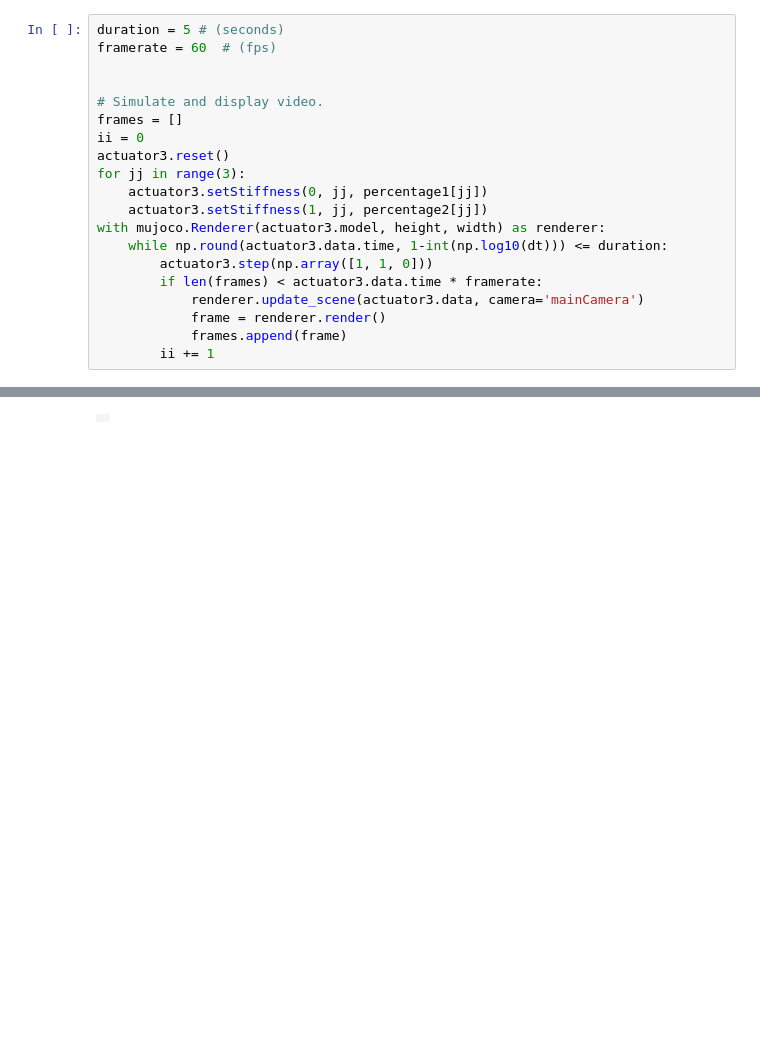
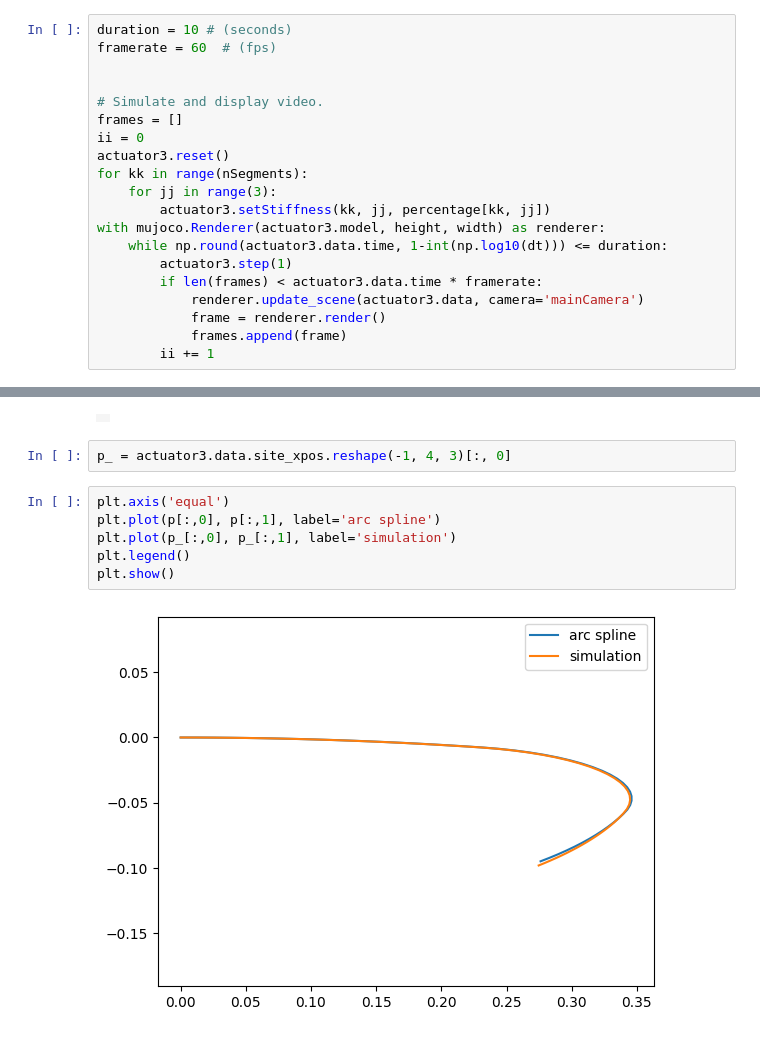
Before and after one commit to AEbrazeh/SoftActuatorSimulation, a Jupyter notebook: Demonstration.ipynb, the cells around one changed output, grey strips where cells are left out. Cells and saved outputs as stored; diff of their text form; blank space fills up the shorter version.

```diff
--- a/Demonstration.ipynb
+++ b/Demonstration.ipynb
@@ -68,5 +107,5 @@ array([0.24484058, 0.48916392, 0.16315271])
 # %%
-duration = 5 # (seconds)
+duration = 10 # (seconds)
 framerate = 60  # (fps)
 
 
@@ -74,12 +113,12 @@ framerate = 60  # (fps)
 frames = []
 ii = 0
 actuator3.reset()
-for jj in range(3):
-    actuator3.setStiffness(0, jj, percentage1[jj])
-    actuator3.setStiffness(1, jj, percentage2[jj])
+for kk in range(nSegments):
+    for jj in range(3):
+        actuator3.setStiffness(kk, jj, percentage[kk, jj])
 with mujoco.Renderer(actuator3.model, height, width) as renderer:
     while np.round(actuator3.data.time, 1-int(np.log10(dt))) <= duration:
-        actuator3.step(np.array([1, 1, 0]))
+        actuator3.step(1)
         if len(frames) < actuator3.data.time * framerate:
             renderer.update_scene(actuator3.data, camera='mainCamera')
             frame = renderer.render()
@@ -89,3 +128,13 @@ with mujoco.Renderer(actuator3.model, height, width) as renderer:
 media.show_video(frames, fps=framerate)
 # %% [output]
 |  |
+# %%
+p_ = actuator3.data.site_xpos.reshape(-1, 4, 3)[:, 0]
+# %%
+plt.axis('equal')
+plt.plot(p[:,0], p[:,1], label='arc spline')
+plt.plot(p_[:,0], p_[:,1], label='simulation')
+plt.legend()
+plt.show()
+# %% [output]
+[figure, added]
```
Also changed, not shown: parts of 14 cells of this notebook, 4 other files.
